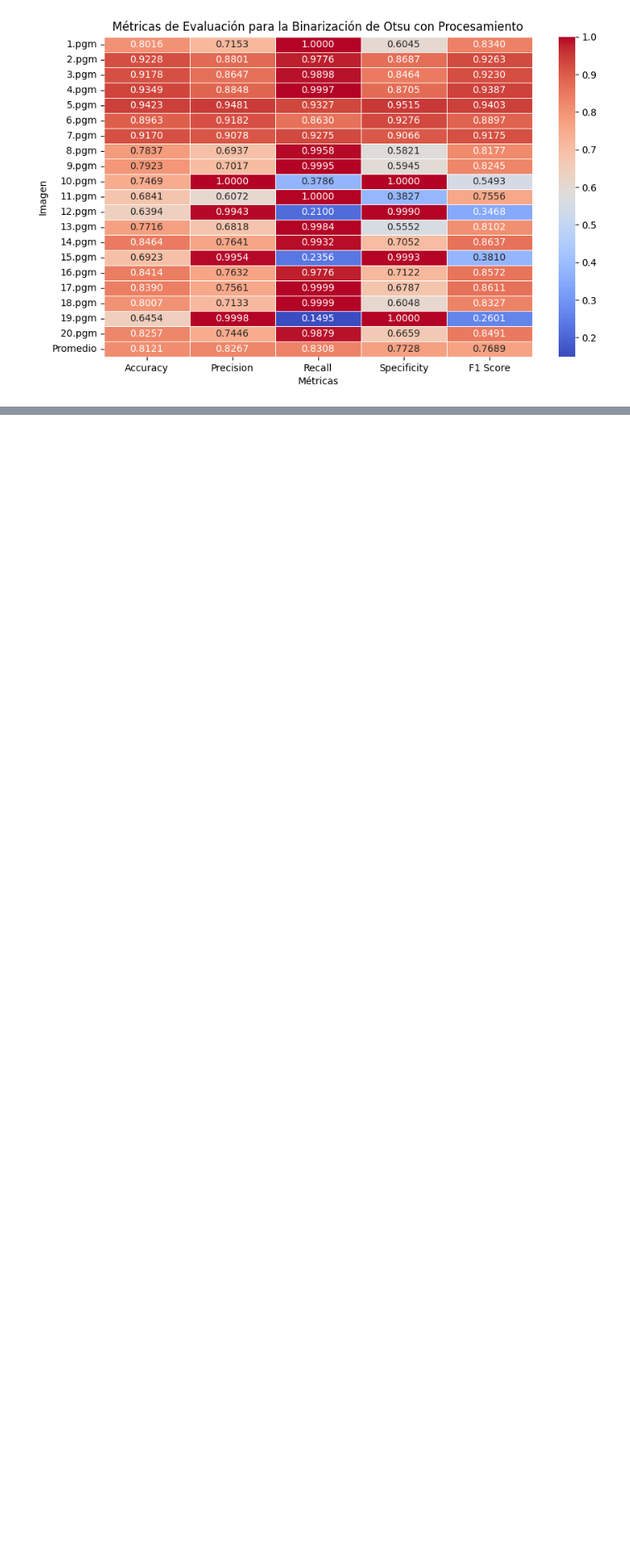
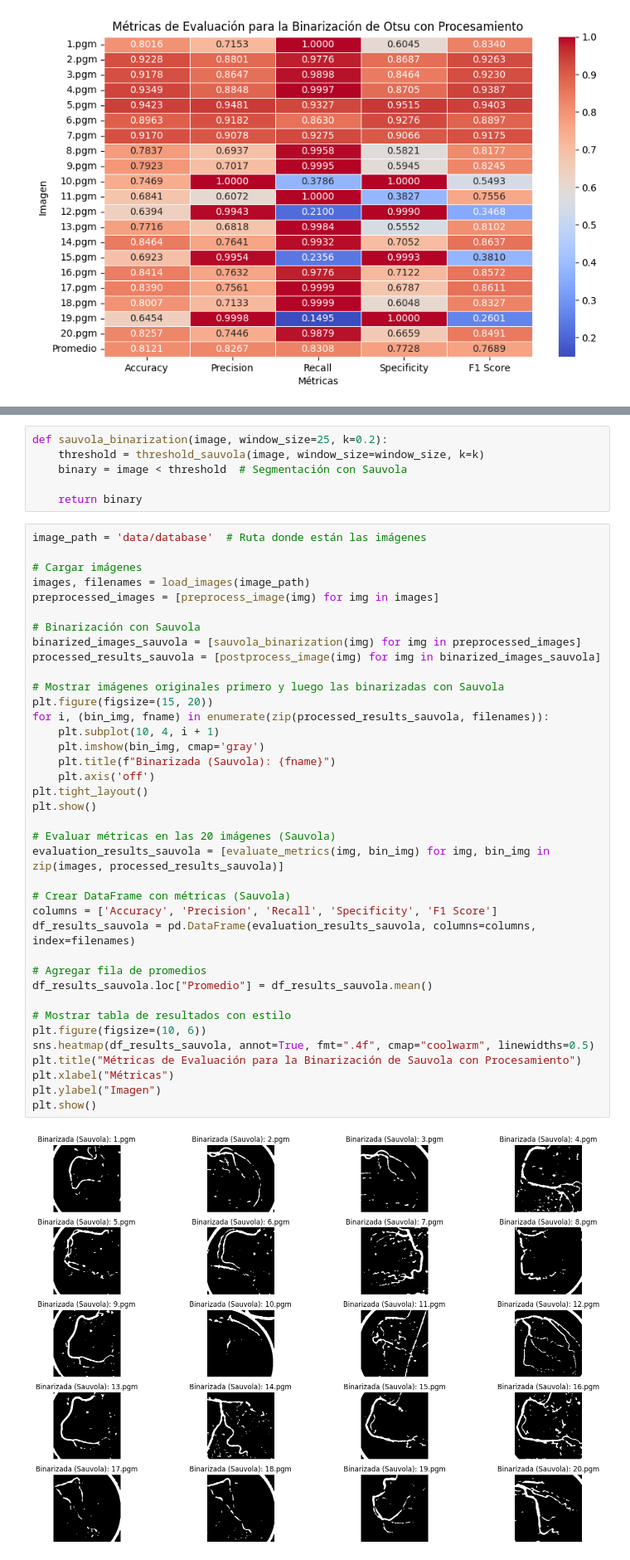
Before and after one commit to MarioGuerra21008/Project1CV, a Jupyter notebook: exercise1.ipynb, the cells around one changed output, grey strips where cells are left out. Shown at 83% size. Drawn from its saved outputs; the diff is of its cells as text; blank space fills up the shorter version.

Commit message:
feat: Using Sauvola algorithm to compare results

```diff
--- a/exercise1.ipynb
+++ b/exercise1.ipynb
@@ -126,0 +129,46 @@ plt.show()
+# %%
+def sauvola_binarization(image, window_size=25, k=0.2):
+    threshold = threshold_sauvola(image, window_size=window_size, k=k)
+    binary = image < threshold  # Segmentación con Sauvola
+
+    return binary
+# %%
+image_path = 'data/database'  # Ruta donde están las imágenes
+
+# Cargar imágenes
+images, filenames = load_images(image_path)
+preprocessed_images = [preprocess_image(img) for img in images]
+
+# Binarización con Sauvola
+binarized_images_sauvola = [sauvola_binarization(img) for img in preprocessed_images]
+processed_results_sauvola = [postprocess_image(img) for img in binarized_images_sauvola]
+
+# Mostrar imágenes originales primero y luego las binarizadas con Sauvola
+plt.figure(figsize=(15, 20))
+for i, (bin_img, fname) in enumerate(zip(processed_results_sauvola, filenames)):
+    plt.subplot(10, 4, i + 1)
+    plt.imshow(bin_img, cmap='gray')
+    plt.title(f"Binarizada (Sauvola): {fname}")
+    plt.axis('off')
+plt.tight_layout()
+plt.show()
+
+# Evaluar métricas en las 20 imágenes (Sauvola)
+evaluation_results_sauvola = [evaluate_metrics(img, bin_img) for img, bin_img in zip(images, processed_results_sauvola)]
+
+# Crear DataFrame con métricas (Sauvola)
+columns = ['Accuracy', 'Precision', 'Recall', 'Specificity', 'F1 Score']
+df_results_sauvola = pd.DataFrame(evaluation_results_sauvola, columns=columns, index=filenames)
+
+# Agregar fila de promedios
+df_results_sauvola.loc["Promedio"] = df_results_sauvola.mean()
+
+# Mostrar tabla de resultados con estilo
+plt.figure(figsize=(10, 6))
+sns.heatmap(df_results_sauvola, annot=True, fmt=".4f", cmap="coolwarm", linewidths=0.5)
+plt.title("Métricas de Evaluación para la Binarización de Sauvola con Procesamiento")
+plt.xlabel("Métricas")
+plt.ylabel("Imagen")
+plt.show()
+# %% [output]
+[figure, added]
```
Also changed, not shown: parts of 3 cells of this notebook.
